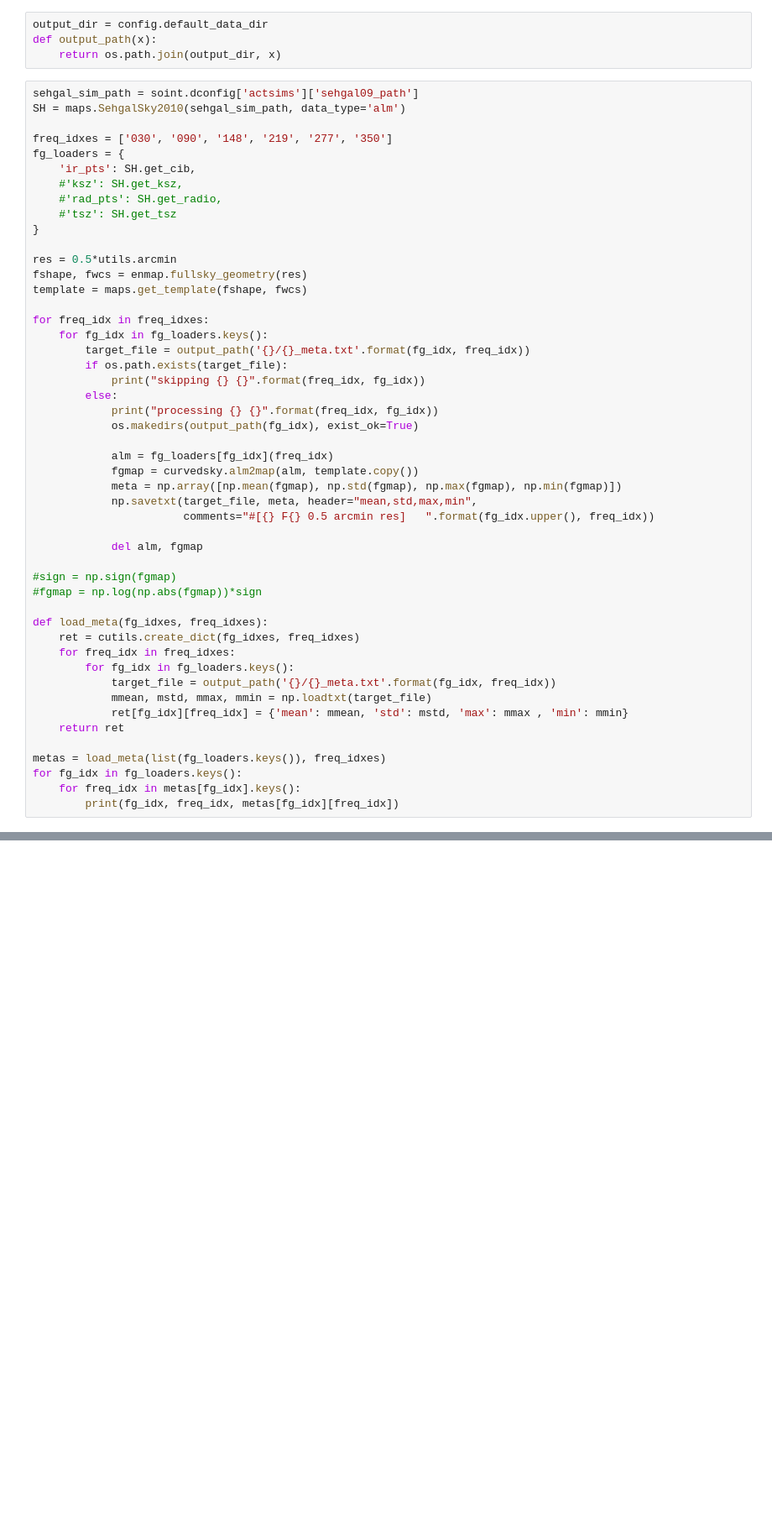
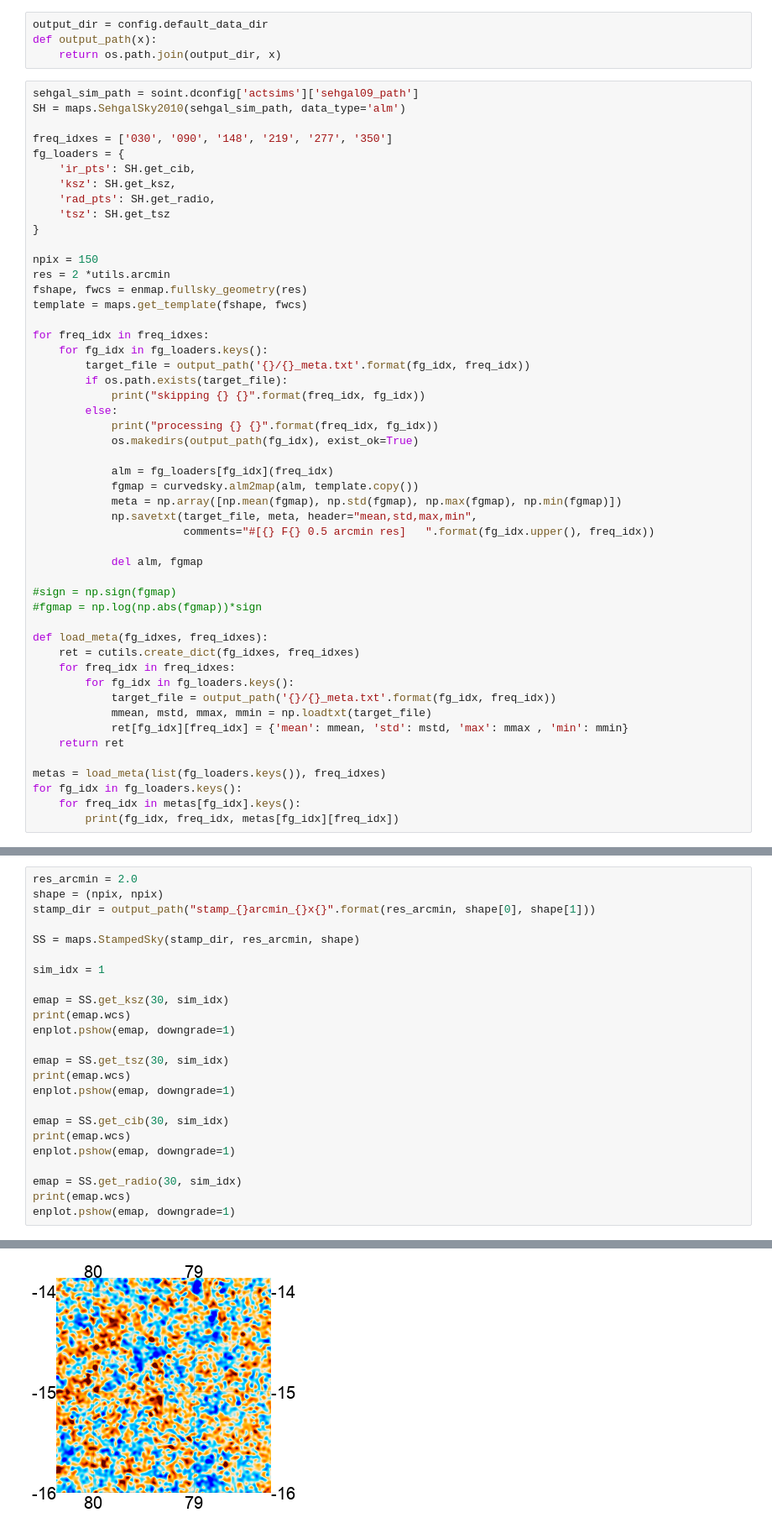
Before and after one commit to dwhan89/cosmikyu, a Jupyter notebook: notebooks/sehgal_fg_dataloader.ipynb, the cells around one changed output, grey strips where cells are left out. Shown: that part at 84% size. Drawn from its saved outputs; the diff is of its cells as text; blank space fills up the shorter version.

```diff
--- a/notebooks/sehgal_fg_dataloader.ipynb
+++ b/notebooks/sehgal_fg_dataloader.ipynb
@@ -21,12 +24,13 @@ SH = maps.SehgalSky2010(sehgal_sim_path, data_type='alm')
 freq_idxes = ['030', '090', '148', '219', '277', '350']
 fg_loaders = {
     'ir_pts': SH.get_cib,
-    #'ksz': SH.get_ksz,
-    #'rad_pts': SH.get_radio,
-    #'tsz': SH.get_tsz
+    'ksz': SH.get_ksz,
+    'rad_pts': SH.get_radio,
+    'tsz': SH.get_tsz
 }
 
-res = 0.5*utils.arcmin
+npix = 150
+res = 2 *utils.arcmin
 fshape, fwcs = enmap.fullsky_geometry(res)
 template = maps.get_template(fshape, fwcs)
 
@@ -128,0 +137,25 @@ array([-1,  0,  1])
+# %%
+res_arcmin = 2.0
+shape = (npix, npix)
+stamp_dir = output_path("stamp_{}arcmin_{}x{}".format(res_arcmin, shape[0], shape[1]))
+
+SS = maps.StampedSky(stamp_dir, res_arcmin, shape)
+
+sim_idx = 1
+
+emap = SS.get_ksz(30, sim_idx)
+print(emap.wcs)
+enplot.pshow(emap, downgrade=1)
+
+emap = SS.get_tsz(30, sim_idx)
+print(emap.wcs)
+enplot.pshow(emap, downgrade=1)
+
+emap = SS.get_cib(30, sim_idx)
+print(emap.wcs)
+enplot.pshow(emap, downgrade=1)
+
+emap = SS.get_radio(30, sim_idx)
+print(emap.wcs)
+enplot.pshow(emap, downgrade=1)
+# %% [output]
@@ -128,0 +163 @@ array([-1,  0,  1])
+[figure, added]
```
Also changed, not shown: parts of 8 cells of this notebook, 2 other files.
